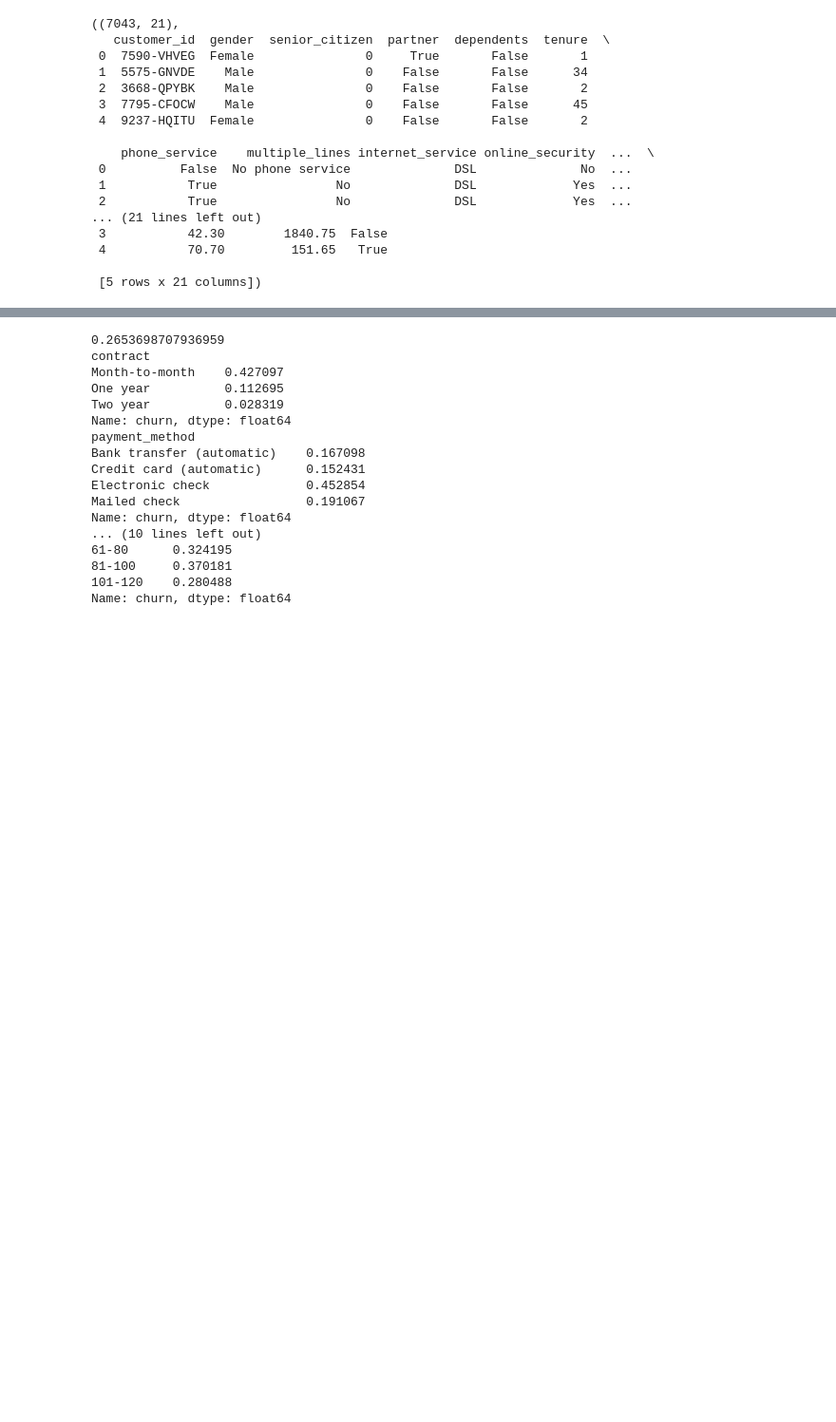
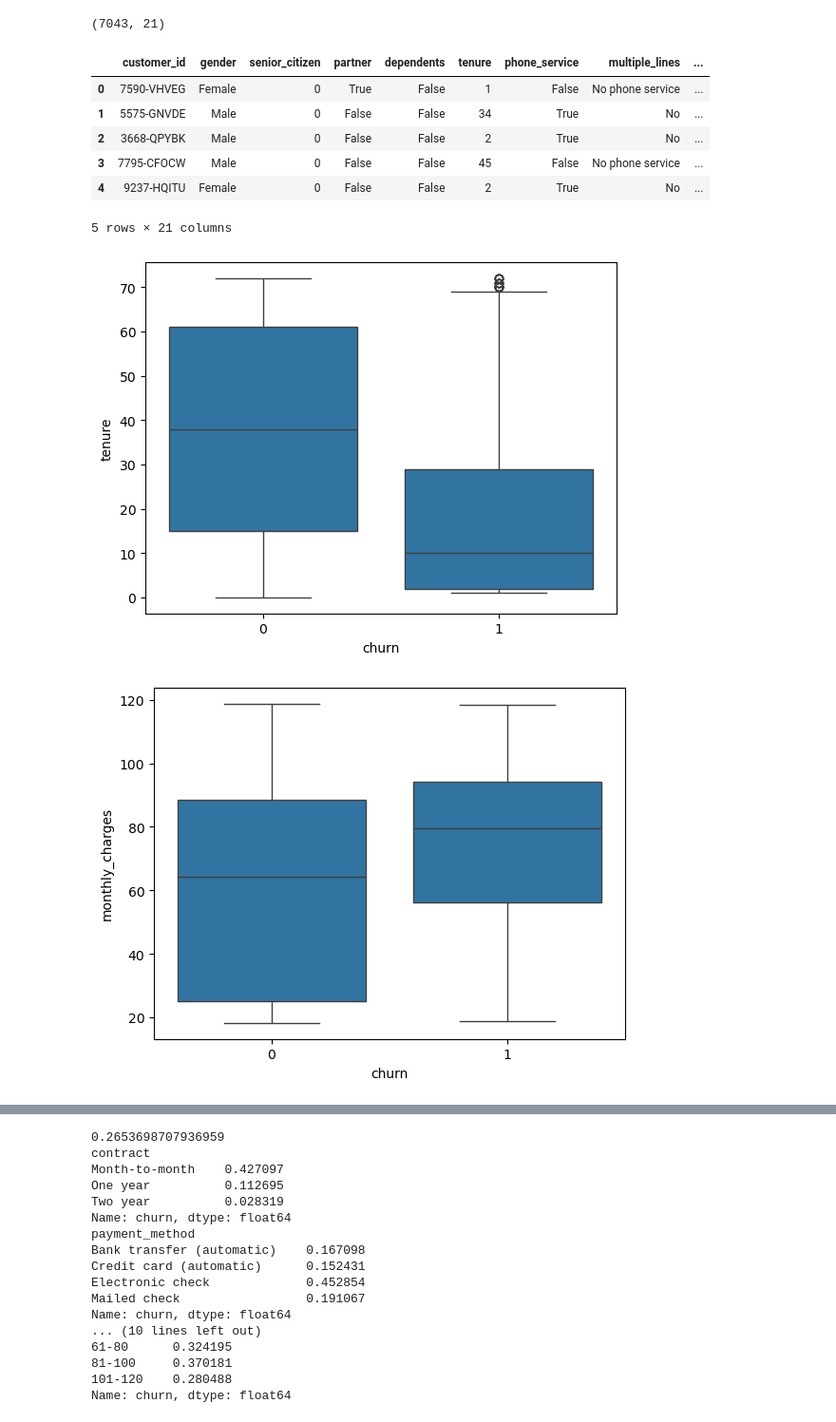
Before and after one commit to uvxpv/ds-project-pipeline, a Jupyter notebook: notebooks/data_tests.ipynb, the cells around one changed output, grey strips where cells are left out. Shown at 95% size. Drawn from its saved outputs; the diff is of its cells as text; code cells hidden in the pictures; blank space fills up the shorter version.

```diff
--- a/notebooks/data_tests.ipynb
+++ b/notebooks/data_tests.ipynb
@@ -1,31 +1,35 @@
 # %%
 import pandas as pd
+import os, sys
+sys.path.append(os.pardir)
+from sqlalchemy import create_engine
+from src.config import DB_URL
 
-import os
-import pandas as pd
-from sqlalchemy import create_engine
-
-
-DB_URL = os.getenv("DATABASE_URL", "postgresql+psycopg2://app:app@localhost:5432/app")
 engine = create_engine(DB_URL)
 
 df = pd.read_sql("SELECT * FROM raw_churn;", engine)
-df.shape, df.head()
+display(df.shape, df.head())
 # %% [output]
-((7043, 21),
-   customer_id  gender  senior_citizen  partner  dependents  tenure  \
- 0  7590-VHVEG  Female               0     True       False       1
- 1  5575-GNVDE    Male               0    False       False      34
- 2  3668-QPYBK    Male               0    False       False       2
- 3  7795-CFOCW    Male               0    False       False      45
- 4  9237-HQITU  Female               0    False       False       2
-
-    phone_service    multiple_lines internet_service online_security  ...  \
- 0          False  No phone service              DSL              No  ...
- 1           True                No              DSL             Yes  ...
- 2           True                No              DSL             Yes  ...
-... (21 lines left out)
- 3           42.30        1840.75  False
- 4           70.70         151.65   True
-
- [5 rows x 21 columns])
+(7043, 21)
+|  | customer_id | gender | senior_citizen | partner | dependents | tenure | phone_service | multiple_lines | ... |
+| 0 | 7590-VHVEG | Female | 0 | True | False | 1 | False | No phone service | ... |
+| 1 | 5575-GNVDE | Male | 0 | False | False | 34 | True | No | ... |
+| 2 | 3668-QPYBK | Male | 0 | False | False | 2 | True | No | ... |
+| 3 | 7795-CFOCW | Male | 0 | False | False | 45 | False | No phone service | ... |
+| 4 | 9237-HQITU | Female | 0 | False | False | 2 | True | No | ... |
+5 rows × 21 columns
+# %%
+# plot correlation between numerical features and churn
+import seaborn as sns
+import matplotlib.pyplot as plt
+df_numerical = df.select_dtypes(include="number")
+df_numerical["churn"] = df["churn"].astype(int)
+df_numerical.drop(columns=["senior_citizen"], inplace=True)
+for col in df_numerical.columns:
+    if col == "churn":
+        continue
+    sns.boxplot(x="churn", y=col, data=df_numerical)
+    plt.show()
+# %% [output]
+[figure, added]
+[figure, added]
```
Also changed, not shown: parts of 2 cells of this notebook, 1 other file.
